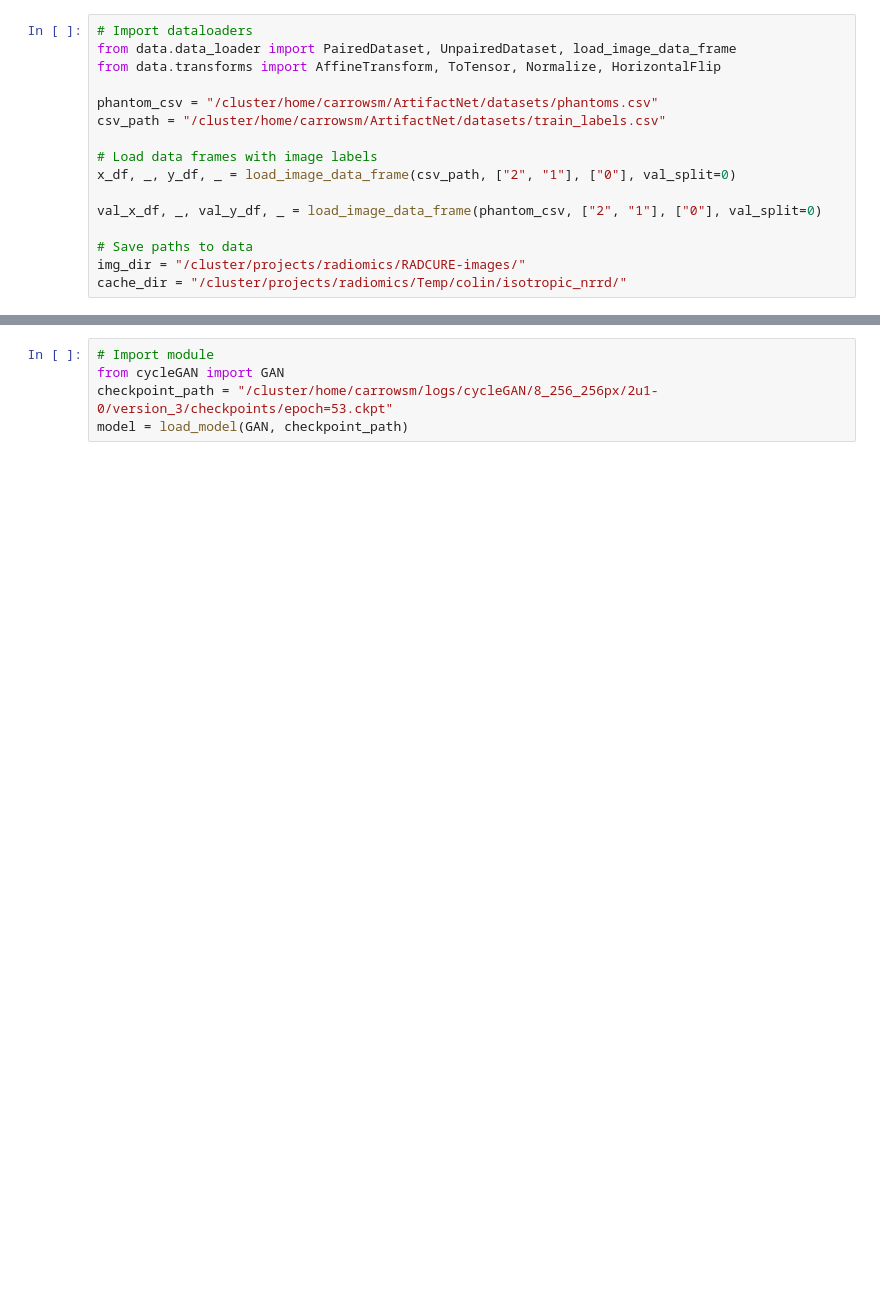
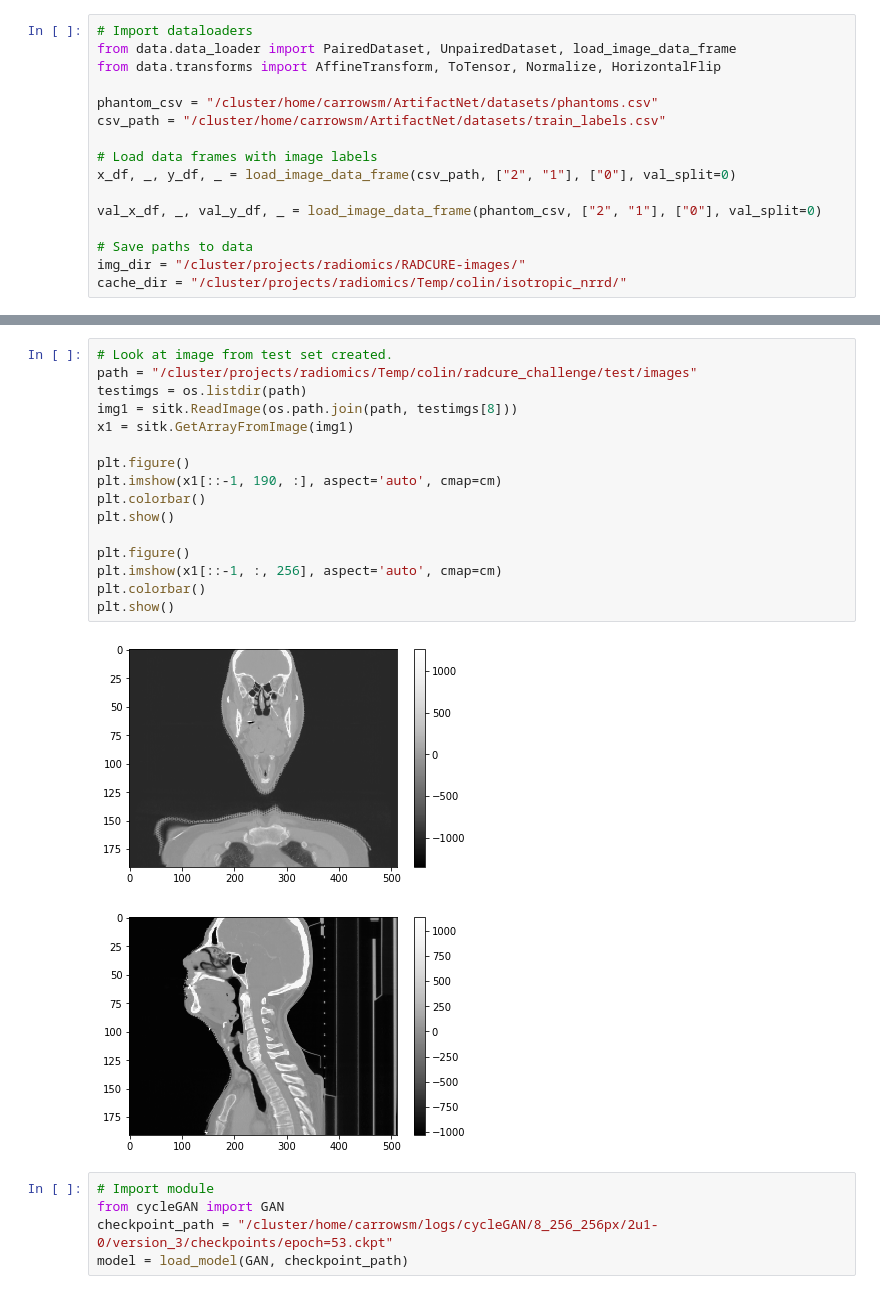
Before and after one commit to carrowsm/ArtifactNet, a Jupyter notebook: scripts/sample_plotting.ipynb, the cells around one changed output, grey strips where cells are left out. Cells and saved outputs as stored; diff of their text form; blank space fills up the shorter version.

```diff
--- a/scripts/sample_plotting.ipynb
+++ b/scripts/sample_plotting.ipynb
@@ -118,3 +183,22 @@ plt.show()
+# %%
+# Look at image from test set created.
+path = "/cluster/projects/radiomics/Temp/colin/radcure_challenge/test/images"
+testimgs = os.listdir(path)
+img1 = sitk.ReadImage(os.path.join(path, testimgs[8]))
+x1 = sitk.GetArrayFromImage(img1)
+
+plt.figure()
+plt.imshow(x1[::-1, 190, :], aspect='auto', cmap=cm)
+plt.colorbar()
+plt.show()
+
+plt.figure()
+plt.imshow(x1[::-1, :, 256], aspect='auto', cmap=cm)
+plt.colorbar()
+plt.show()
+# %% [output]
+[figure, added]
+[figure, added]
 # %%
 # Import module
 from cycleGAN import GAN
```
Also changed, not shown: parts of 11 cells of this notebook, 2 other files.
